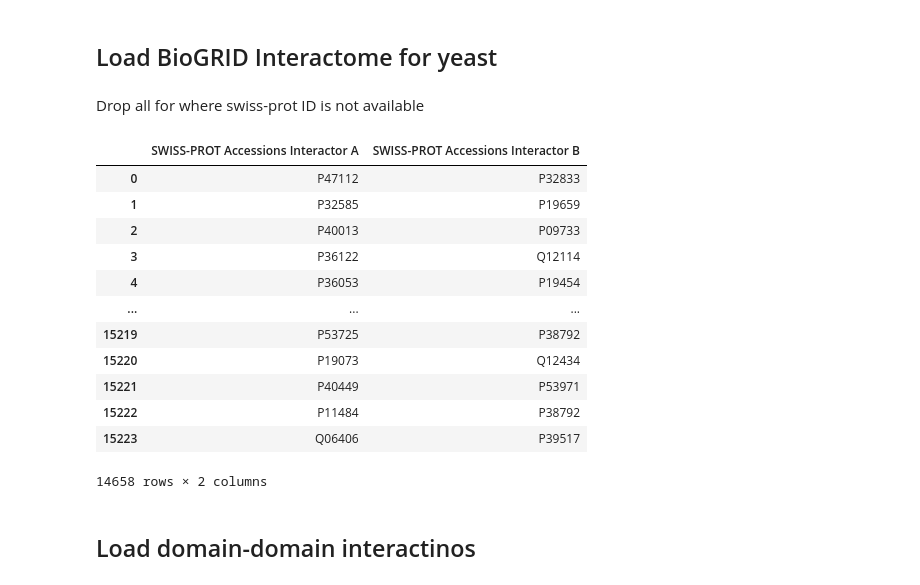
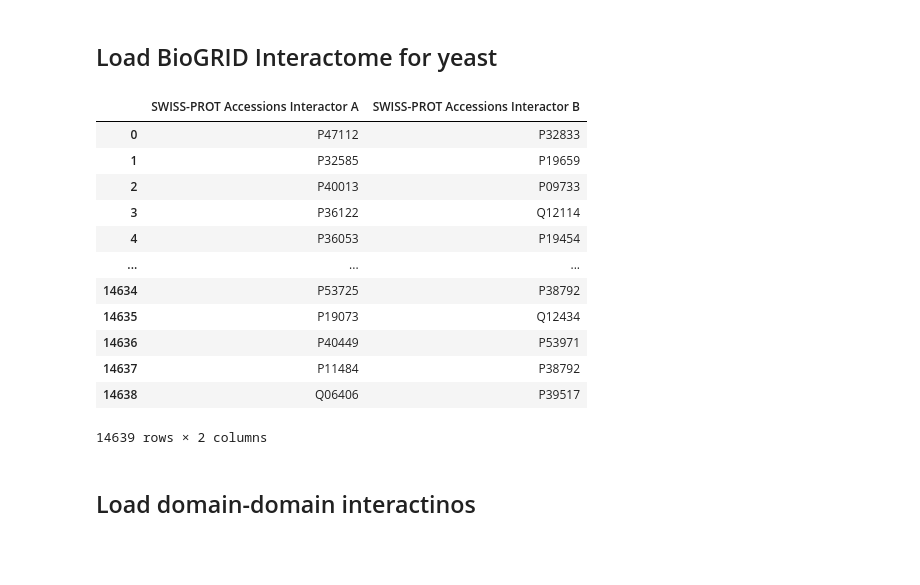
Before and after one commit to jrgreen7/PIPE, a Jupyter notebook: Deep-PIPE-Sites/mask_pipeline_Filtered.ipynb, the cells around one changed output. Saved outputs shown, nothing was run; the diff lists cells and outputs as text; code cells hidden in the pictures; blank space fills up the shorter version.

```diff
--- a/Deep-PIPE-Sites/mask_pipeline_Filtered.ipynb
+++ b/Deep-PIPE-Sites/mask_pipeline_Filtered.ipynb
@@ -9,15 +9,16 @@ pfam_file = 'data/pfam_yeast_domains.tsv' # http://pfam.xfam.org/proteome/559292
 biogrid_file = "data/BIOGRID-ORGANISM-Saccharomyces_cerevisiae_S288c-4.2.191.tab3.txt"
 threedid_file = "data/3did_flat_Apr_10_2020.dat" # from https://3did.irbbarcelona.org/download.php
 uniprot_file = "data/uniprot-proteome UP000002311.tab"# reference proteome at https://www.uniprot.org/proteomes/UP000002311
-pp_CD_Hit = "data/yeast_pp_CDHit.tsv"
-protein_sequence = "data/conservative_data/output_sequences.fasta"
+pp_CD_Hit = "data/conservative_data/yeast_pp_CDHit.tsv"
+protein_sequence = "data/uniprot-proteome_UP000002311_stripped.fasta"
 # general proteome (reviewed S. cerevisiae) at https://www.uniprot.org/uniprot/?query=taxonomy:%22Saccharomyces%20cerevisiae%20(strain%20ATCC%20204508%20/%20S288c)%20(Baker%27s%20yeast)%20[559292]%22&fil=organism%3A%22Saccharomyces+cerevisiae+%28strain+ATCC+204508+%2F+S288c%29+%28Baker%27s+yeast%29+%5B559292%5D%22+AND+reviewed%3Ayes
 split_homologous = True
 pfam_domains_only = False
 single_domain_only = True
 max_interaction_area = 0.5
 
-save_file_path = "data/yeast_masks_singlesite_domains_only_filtered.pkl"
+save_file_path = "data/yeast_masks_singlesite_filtered.pkl"
+pipe_query_save_path = "data/yeast_singlesite_filtered_PIPE_query.txt"
 # %% [markdown]
 # Import PFAM data
 # %%
@@ -77,2 +65,0 @@ for key in pfam_indices:
-# %% [markdown]
-Drop all for where swiss-prot ID is not available
@@ -83,21 +66,21 @@ Drop all for where swiss-prot ID is not available
 # %%
 biogrid = pd.read_csv(pp_CD_Hit,
-                      "\t", index_col=0, names=['SWISS-PROT Accessions Interactor A', 'SWISS-PROT Accessions Interactor B'], header=0)
+                      "\t", names=['SWISS-PROT Accessions Interactor A', 'SWISS-PROT Accessions Interactor B'])
 biogrid
 # %% [output]
 |  | SWISS-PROT Accessions Interactor A | SWISS-PROT Accessions Interactor B |
 | 0 | P47112 | P32833 |
 | 1 | P32585 | P19659 |
 | 2 | P40013 | P09733 |
 | 3 | P36122 | Q12114 |
 | 4 | P36053 | P19454 |
 | ... | ... | ... |
-| 15219 | P53725 | P38792 |
-| 15220 | P19073 | Q12434 |
-| 15221 | P40449 | P53971 |
-| 15222 | P11484 | P38792 |
-| 15223 | Q06406 | P39517 |
+| 14634 | P53725 | P38792 |
+| 14635 | P19073 | Q12434 |
+| 14636 | P40449 | P53971 |
+| 14637 | P11484 | P38792 |
+| 14638 | Q06406 | P39517 |
-14658 rows × 2 columns
+14639 rows × 2 columns
 # %% [markdown]
 ## Load domain-domain interactinos
 # %%
```
Also changed, not shown: parts of 9 cells of this notebook, 27 other files.
